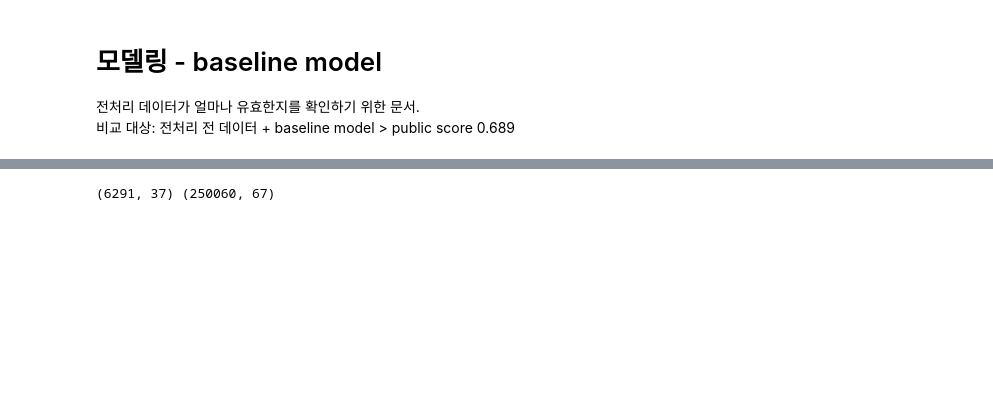
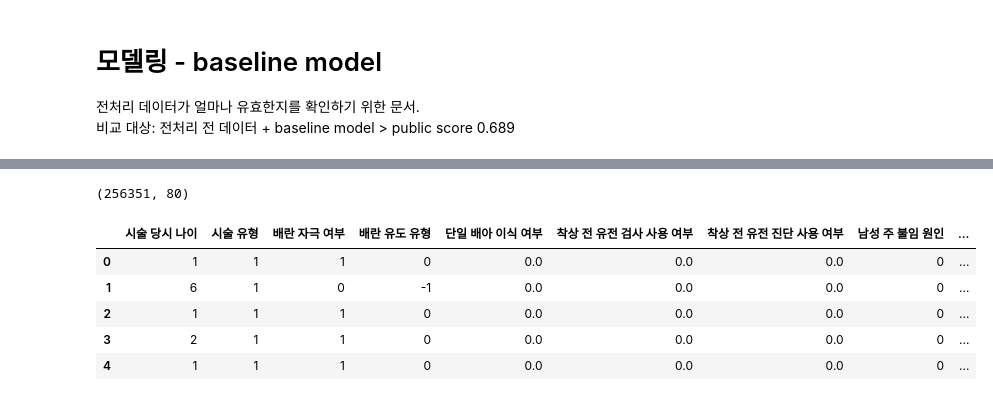
Before and after one commit to geabal/LGAimers-06-2, a Jupyter notebook: src/BaselineModel.ipynb, the cells around one changed output, grey strips where cells are left out. Cells and saved outputs as stored; diff of their text form; code cells hidden in the pictures; blank space fills up the shorter version.

Commit message:
Edit data pre-processing and Feature selection Test

```diff
--- a/src/BaselineModel.ipynb
+++ b/src/BaselineModel.ipynb
@@ -18,6 +26,13 @@ dpp
 # %%
-train = pd.read_csv('data/train.csv').drop(columns=['ID'])
-train_di, train_ivf = dpp.dpp(train)
-print(train_di.shape, train_ivf.shape)
+train = pd.read_csv('data/train.csv')
+train = dpp.dpp(train)
+print(train.shape)
+train.head()
 # %% [output]
-(6291, 37) (250060, 67)
+(256351, 80)
+|  | 시술 당시 나이 | 시술 유형 | 배란 자극 여부 | 배란 유도 유형 | 단일 배아 이식 여부 | 착상 전 유전 검사 사용 여부 | 착상 전 유전 진단 사용 여부 | 남성 주 불임 원인 | ... |
+| 0 | 1 | 1 | 1 | 0 | 0.0 | 0.0 | 0.0 | 0 | ... |
+| 1 | 6 | 1 | 0 | -1 | 0.0 | 0.0 | 0.0 | 0 | ... |
+| 2 | 1 | 1 | 1 | 0 | 0.0 | 0.0 | 0.0 | 0 | ... |
+| 3 | 2 | 1 | 1 | 0 | 0.0 | 0.0 | 0.0 | 0 | ... |
+| 4 | 1 | 1 | 1 | 0 | 0.0 | 0.0 | 0.0 | 0 | ... |
```
Also changed, not shown: parts of 25 cells of this notebook, 6 other files.
